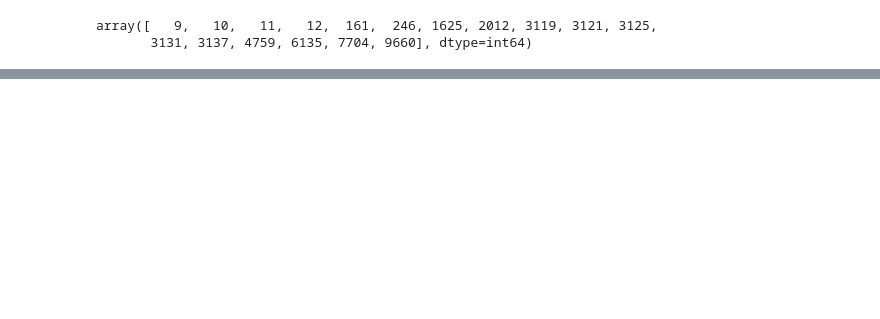
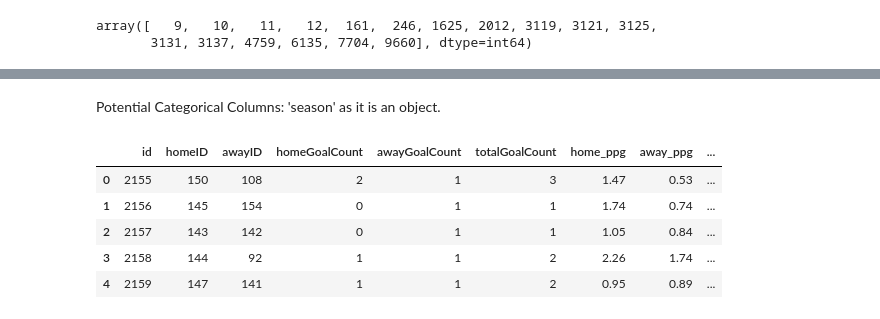
Before and after one commit to waynekipngeno/capstone_project, a Jupyter notebook: Data Cleaning and EDA.ipynb, the cells around one changed output, grey strips where cells are left out. Drawn from its saved outputs; the diff is of its cells as text; code cells hidden in the pictures; blank space fills up the shorter version.

```diff
--- a/Data Cleaning and EDA.ipynb
+++ b/Data Cleaning and EDA.ipynb
@@ -416,0 +518,19 @@ array([   9,   10,   11,   12,  161,  246, 1625, 2012, 3119, 3121, 3125,
+# %% [markdown]
+Potential Categorical Columns: 'season' as it is an object.
+# %%
+# Assuming 'season' is the only categorical column
+# One-hot encoding the 'season' column
+encoded_seasons = pd.get_dummies(filtered_data['season'], prefix='season')
+
+# Concatenating the encoded columns back to the original DataFrame and dropping the original 'season' column
+filtered_data_encoded = pd.concat([filtered_data.drop('season', axis=1), encoded_seasons], axis=1)
+
+# Display the first few rows to verify
+filtered_data_encoded.head()
+# %% [output]
+|  | id | homeID | awayID | homeGoalCount | awayGoalCount | totalGoalCount | home_ppg | away_ppg | ... |
+| 0 | 2155 | 150 | 108 | 2 | 1 | 3 | 1.47 | 0.53 | ... |
+| 1 | 2156 | 145 | 154 | 0 | 1 | 1 | 1.74 | 0.74 | ... |
+| 2 | 2157 | 143 | 142 | 0 | 1 | 1 | 1.05 | 0.84 | ... |
+| 3 | 2158 | 144 | 92 | 1 | 1 | 2 | 2.26 | 1.74 | ... |
+| 4 | 2159 | 147 | 141 | 1 | 1 | 2 | 0.95 | 0.89 | ... |
```
Also changed, not shown: parts of 44 cells of this notebook.
